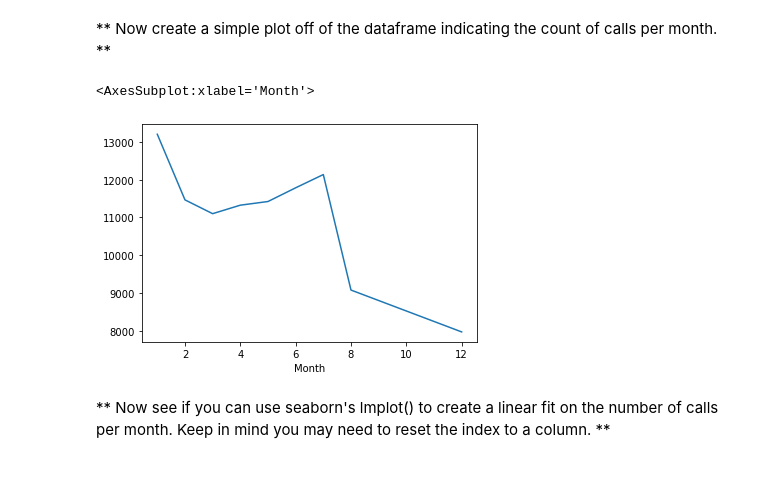
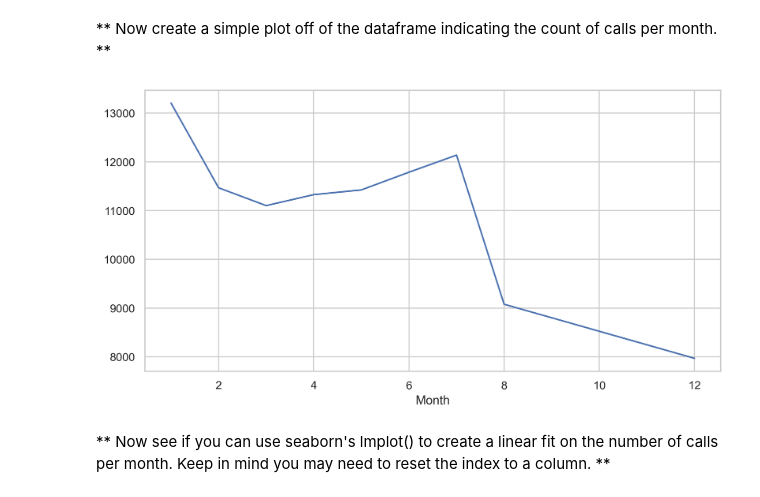
Before and after one commit to myamwalker/Project-2, a Jupyter notebook: 01-911 Calls Data Capstone Project.ipynb, the cells around one changed output. Saved outputs shown, nothing was run; the diff lists cells and outputs as text; code cells hidden in the pictures.

```diff
--- a/01-911 Calls Data Capstone Project.ipynb
+++ b/01-911 Calls Data Capstone Project.ipynb
@@ -215,12 +216,11 @@ byMonth.head()
 | 5 | 11423 | 11423 | 11423 | 9946 | 11423 | 11423 | 11420 | 11378 | 11423 | 11423 | 11423 | ... |
 # %% [markdown]
 ** Now create a simple plot off of the dataframe indicating the count of calls per month. **
-# %%
-# Data of months from Sept to Nov are missing, so plotting the information in another way
-
-byMonth['lat'].plot(kind = "line")
-# %% [output]
-<AxesSubplot:xlabel='Month'>
-[figure, removed]
+# %%
+sns.set_theme(style='whitegrid')
+plt.figure(figsize=(10,5))
+df.groupby(['Month'])['Month'].count().plot();
+# %% [output]
+[figure, added]
 # %% [markdown]
 ** Now see if you can use seaborn's lmplot() to create a linear fit on the number of calls per month. Keep in mind you may need to reset the index to a column. **
```
Also changed, not shown: parts of 45 cells of this notebook.
